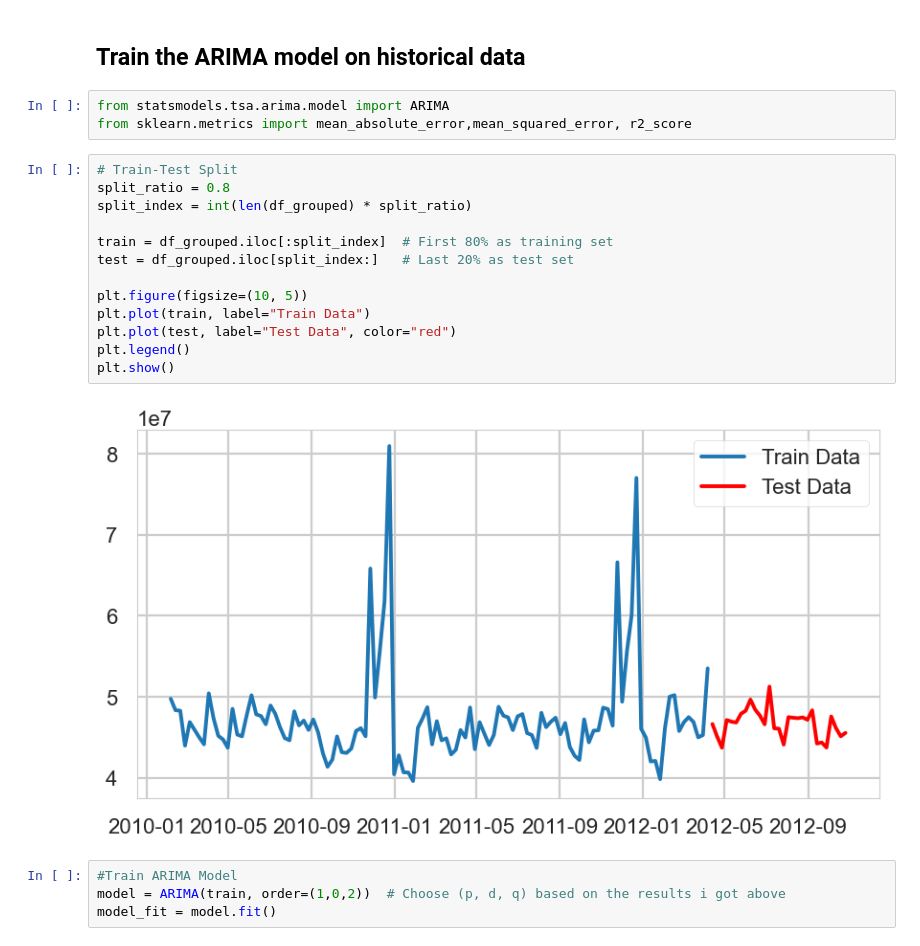
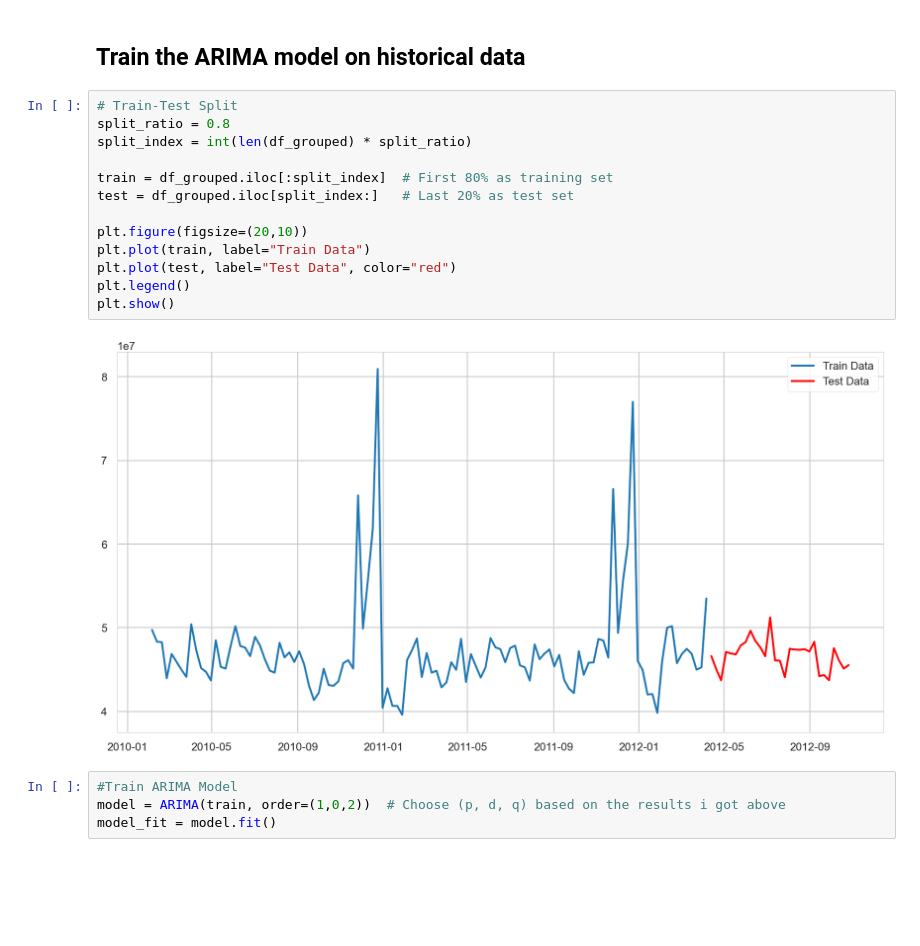
Before and after one commit to Day-hue/walmat, a Jupyter notebook: walmart.ipynb, the cells around one changed output. Saved outputs shown, nothing was run; the diff lists cells and outputs as text; blank space fills up the shorter version.

```diff
--- a/walmart.ipynb
+++ b/walmart.ipynb
@@ -1353,24 +1356,21 @@ So, your final ARIMA(1,0,2) model seems like a good starting point!
 # Fit the ARIMA Model
 # %% [markdown]
 ## Train the ARIMA model on historical data
-# %%
-from statsmodels.tsa.arima.model import ARIMA
-from sklearn.metrics import mean_absolute_error,mean_squared_error, r2_score
 # %%
 # Train-Test Split
 split_ratio = 0.8
 split_index = int(len(df_grouped) * split_ratio)
 
 train = df_grouped.iloc[:split_index]  # First 80% as training set
 test = df_grouped.iloc[split_index:]   # Last 20% as test set
 
-plt.figure(figsize=(10, 5))
+plt.figure(figsize=(20,10))
 plt.plot(train, label="Train Data")
 plt.plot(test, label="Test Data", color="red")
 plt.legend()
 plt.show()
 # %% [output]
-[figure, old version]
+[figure, new version]
 # %%
 #Train ARIMA Model
 model = ARIMA(train, order=(1,0,2))  # Choose (p, d, q) based on the results i got above
```
Also changed, not shown: parts of 26 cells of this notebook.
